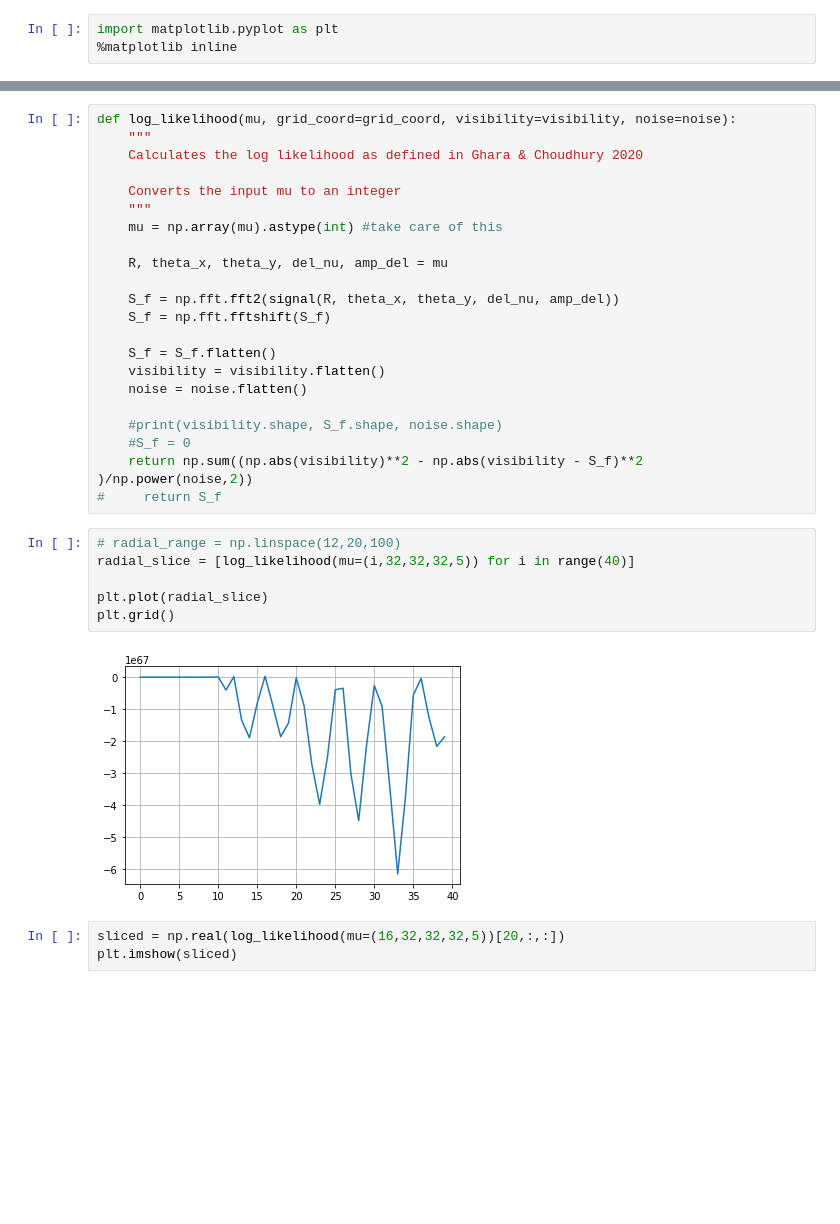
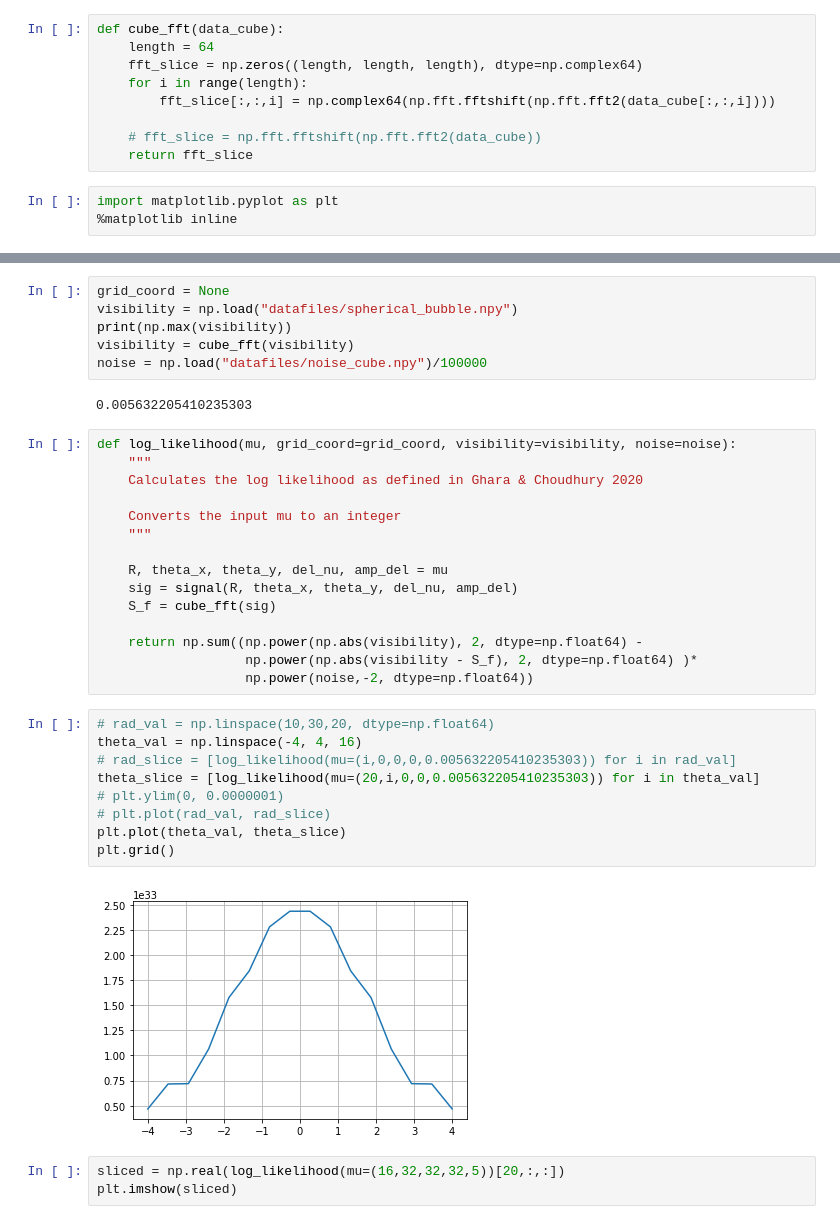
Before and after one commit to haricash/bayesian-ionized-bubbles, a Jupyter notebook: Untitled.ipynb, the cells around one changed output, grey strips where cells are left out. Cells and saved outputs as stored; diff of their text form; blank space fills up the shorter version.

```diff
--- a/Untitled.ipynb
+++ b/Untitled.ipynb
@@ -5,3 +3,12 @@ from modules.functions import noise_map
+# %%
+def cube_fft(data_cube):
+    length = 64
+    fft_slice = np.zeros((length, length, length), dtype=np.complex64)
+    for i in range(length):
+        fft_slice[:,:,i] = np.complex64(np.fft.fftshift(np.fft.fft2(data_cube[:,:,i])))
+
+    # fft_slice = np.fft.fftshift(np.fft.fft2(data_cube))
+    return fft_slice
 # %%
 import matplotlib.pyplot as plt
 %matplotlib inline
@@ -40,3 +93,11 @@ noise = noise_map(T_sys=sys_temp, A_eff=962, del_nu_c=62.73e+3, t_c=10)
+# %%
+grid_coord = None
+visibility = np.load("datafiles/spherical_bubble.npy")
+print(np.max(visibility))
+visibility = cube_fft(visibility)
+noise = np.load("datafiles/noise_cube.npy")/100000
+# %% [output]
+0.005632205410235303
 # %%
 def log_likelihood(mu, grid_coord=grid_coord, visibility=visibility, noise=noise):
     """
@@ -44,29 +105,25 @@ def log_likelihood(mu, grid_coord=grid_coord, visibility=visibility, noise=noise
 
     Converts the input mu to an integer
     """
-    mu = np.array(mu).astype(int) #take care of this
 
     R, theta_x, theta_y, del_nu, amp_del = mu
+    sig = signal(R, theta_x, theta_y, del_nu, amp_del)
+    S_f = cube_fft(sig)
 
-    S_f = np.fft.fft2(signal(R, theta_x, theta_y, del_nu, amp_del))
-    S_f = np.fft.fftshift(S_f)
-
-    S_f = S_f.flatten()
-    visibility = visibility.flatten()
-    noise = noise.flatten()
-
-    #print(visibility.shape, S_f.shape, noise.shape)
-    #S_f = 0
-    return np.sum((np.abs(visibility)**2 - np.abs(visibility - S_f)**2 )/np.power(noise,2))
-#     return S_f
+    return np.sum((np.power(np.abs(visibility), 2, dtype=np.float64) -
+                   np.power(np.abs(visibility - S_f), 2, dtype=np.float64) )*
+                   np.power(noise,-2, dtype=np.float64))
 # %%
-# radial_range = np.linspace(12,20,100)
-radial_slice = [log_likelihood(mu=(i,32,32,32,5)) for i in range(40)]
-
-plt.plot(radial_slice)
+# rad_val = np.linspace(10,30,20, dtype=np.float64)
+theta_val = np.linspace(-4, 4, 16)
+# rad_slice = [log_likelihood(mu=(i,0,0,0,0.005632205410235303)) for i in rad_val]
+theta_slice = [log_likelihood(mu=(20,i,0,0,0.005632205410235303)) for i in theta_val]
+# plt.ylim(0, 0.0000001)
+# plt.plot(rad_val, rad_slice)
+plt.plot(theta_val, theta_slice)
 plt.grid()
 # %% [output]
-[figure, old version]
+[figure, new version]
 # %%
 sliced = np.real(log_likelihood(mu=(16,32,32,32,5))[20,:,:])
 plt.imshow(sliced)
```
Also changed, not shown: parts of 9 cells of this notebook, 9 other files.
